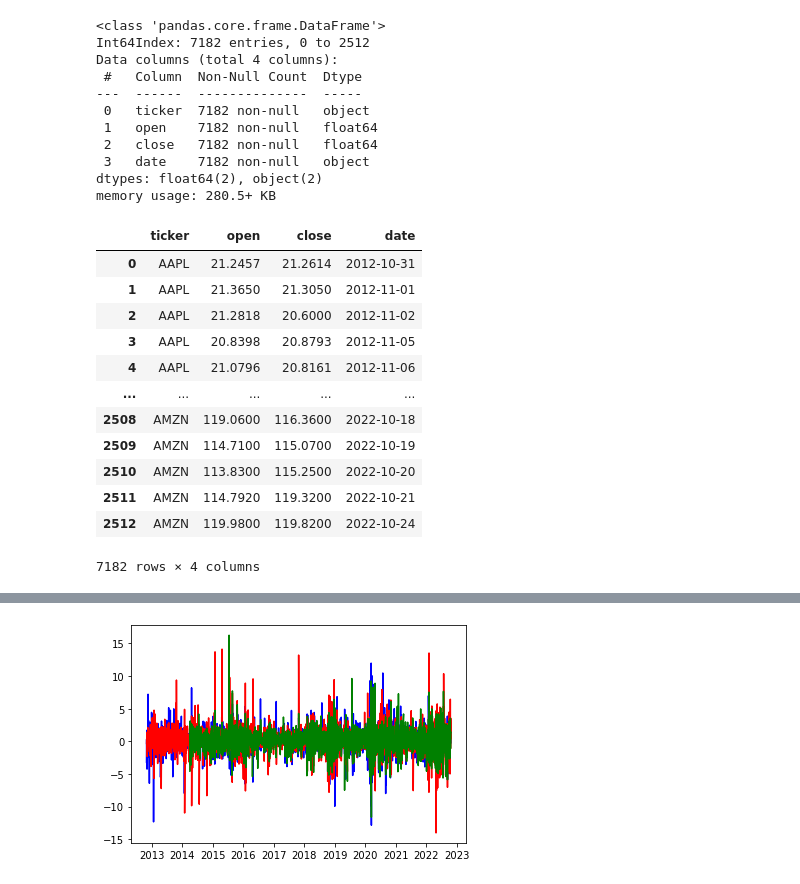
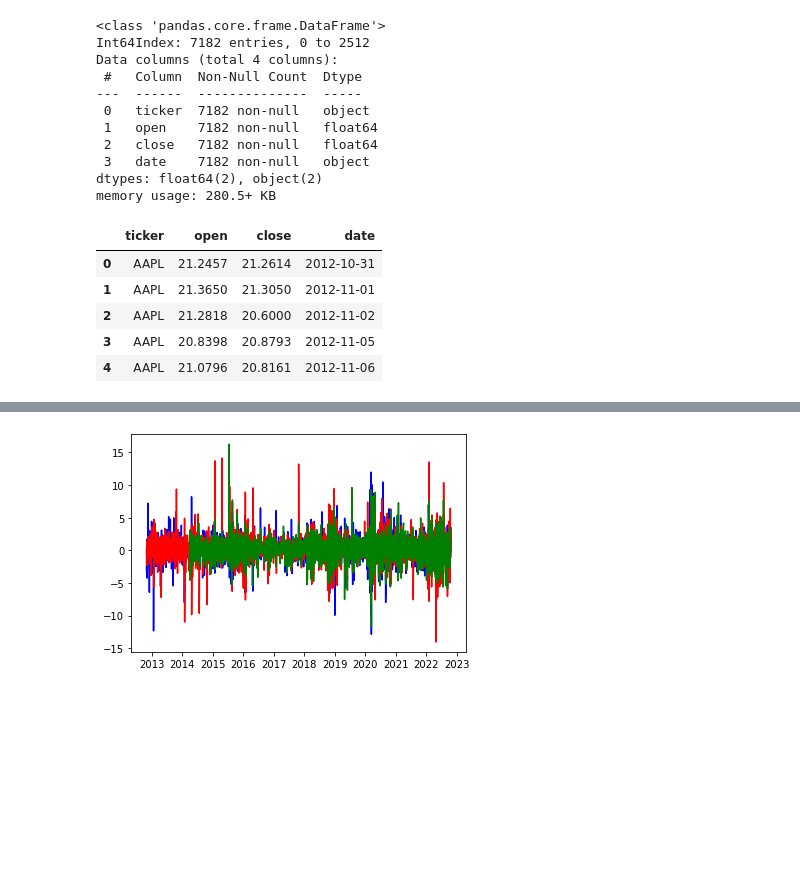
Before and after one commit to lyndsaywylie/Project-1, a Jupyter notebook: lyns.ipynb, the cells around one changed output, grey strips where cells are left out. Drawn from its saved outputs; the diff is of its cells as text; code cells hidden in the pictures; blank space fills up the shorter version.

```diff
--- a/lyns.ipynb
+++ b/lyns.ipynb
@@ -60,21 +60,14 @@ memory usage: 280.5+ KB
 # %%
 #Convert unix to datetime & remove hours/miuntes
 dummy['date'] = pd.to_datetime(dummy['date'],unit='ms')
 
 dummy["date"] = pd.to_datetime(dummy["date"]).dt.date
 
-dummy
+dummy.head()
 # %% [output]
 |  | ticker | open | close | date |
 | 0 | AAPL | 21.2457 | 21.2614 | 2012-10-31 |
 | 1 | AAPL | 21.3650 | 21.3050 | 2012-11-01 |
 | 2 | AAPL | 21.2818 | 20.6000 | 2012-11-02 |
 | 3 | AAPL | 20.8398 | 20.8793 | 2012-11-05 |
 | 4 | AAPL | 21.0796 | 20.8161 | 2012-11-06 |
-| ... | ... | ... | ... | ... |
-| 2508 | AMZN | 119.0600 | 116.3600 | 2022-10-18 |
-| 2509 | AMZN | 114.7100 | 115.0700 | 2022-10-19 |
-| 2510 | AMZN | 113.8300 | 115.2500 | 2022-10-20 |
-| 2511 | AMZN | 114.7920 | 119.3200 | 2022-10-21 |
-| 2512 | AMZN | 119.9800 | 119.8200 | 2022-10-24 |
-7182 rows × 4 columns
```
Also changed, not shown: parts of 5 cells of this notebook.
